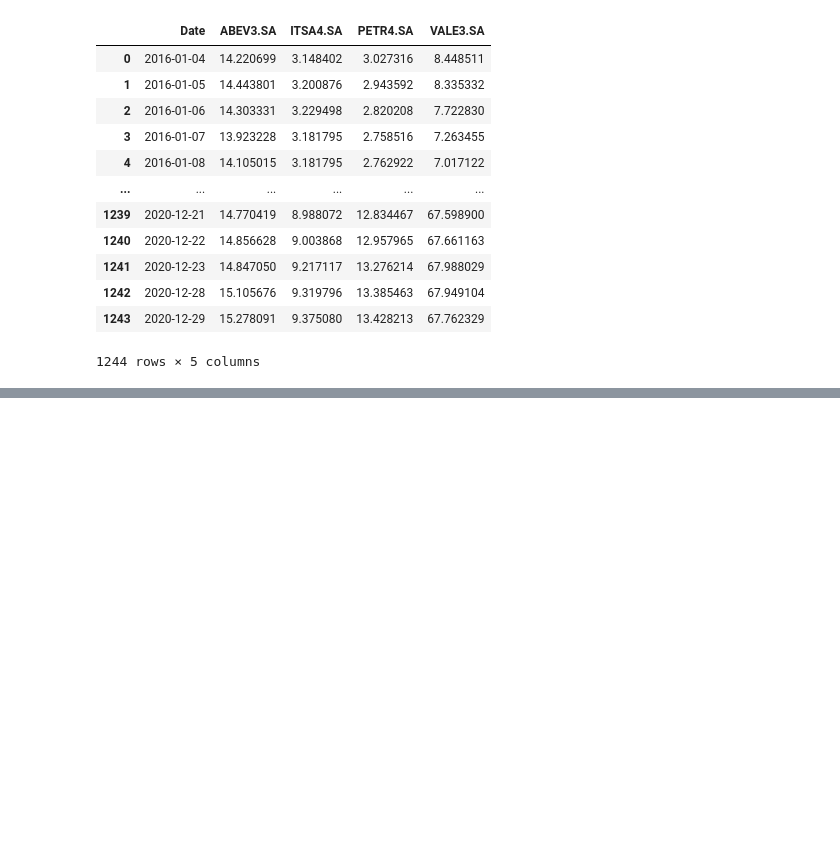
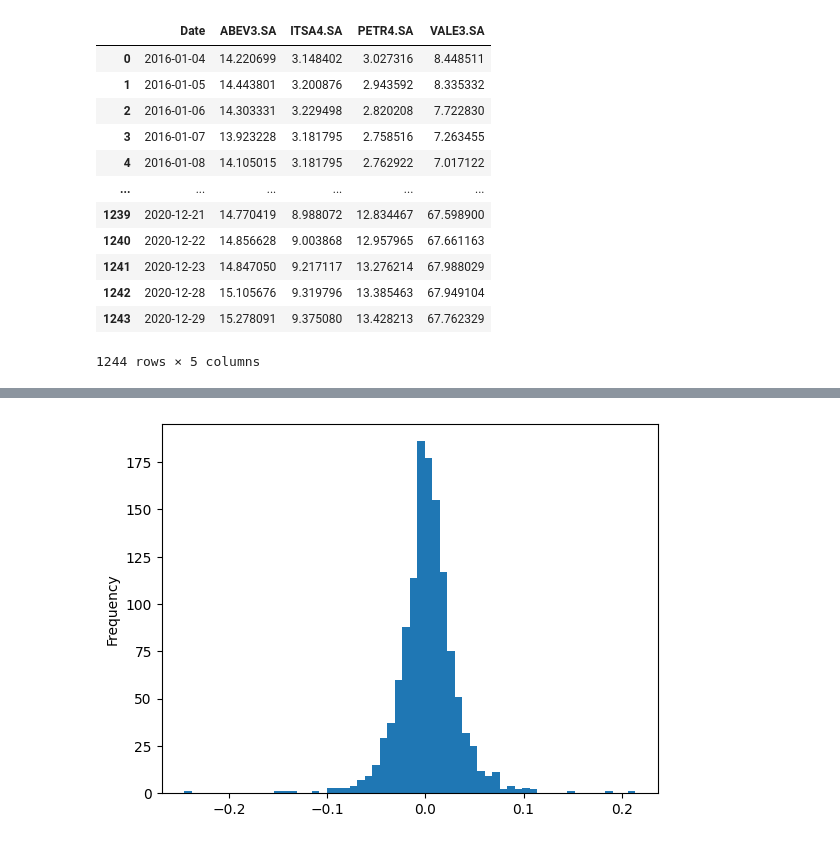
Before and after one commit to robertoricci/Curso-Python-para-Mercado-Financeiro-Trading-com-Dados, a Jupyter notebook: 08-Analise_Quantitativa_Ativos.ipynb, the cells around one changed output, grey strips where cells are left out. Cells and saved outputs as stored; diff of their text form; code cells hidden in the pictures; blank space fills up the shorter version.

```diff
--- a/08-Analise_Quantitativa_Ativos.ipynb
+++ b/08-Analise_Quantitativa_Ativos.ipynb
@@ -488,0 +509,5 @@ ConnectionError: ignored
+# %%
+#Plot somente da vale
+retorno_precos['VALE3.SA'].plot.hist(bins=60);
+# %% [output]
+[figure, added]
```
Also changed, not shown: parts of 38 cells of this notebook.
